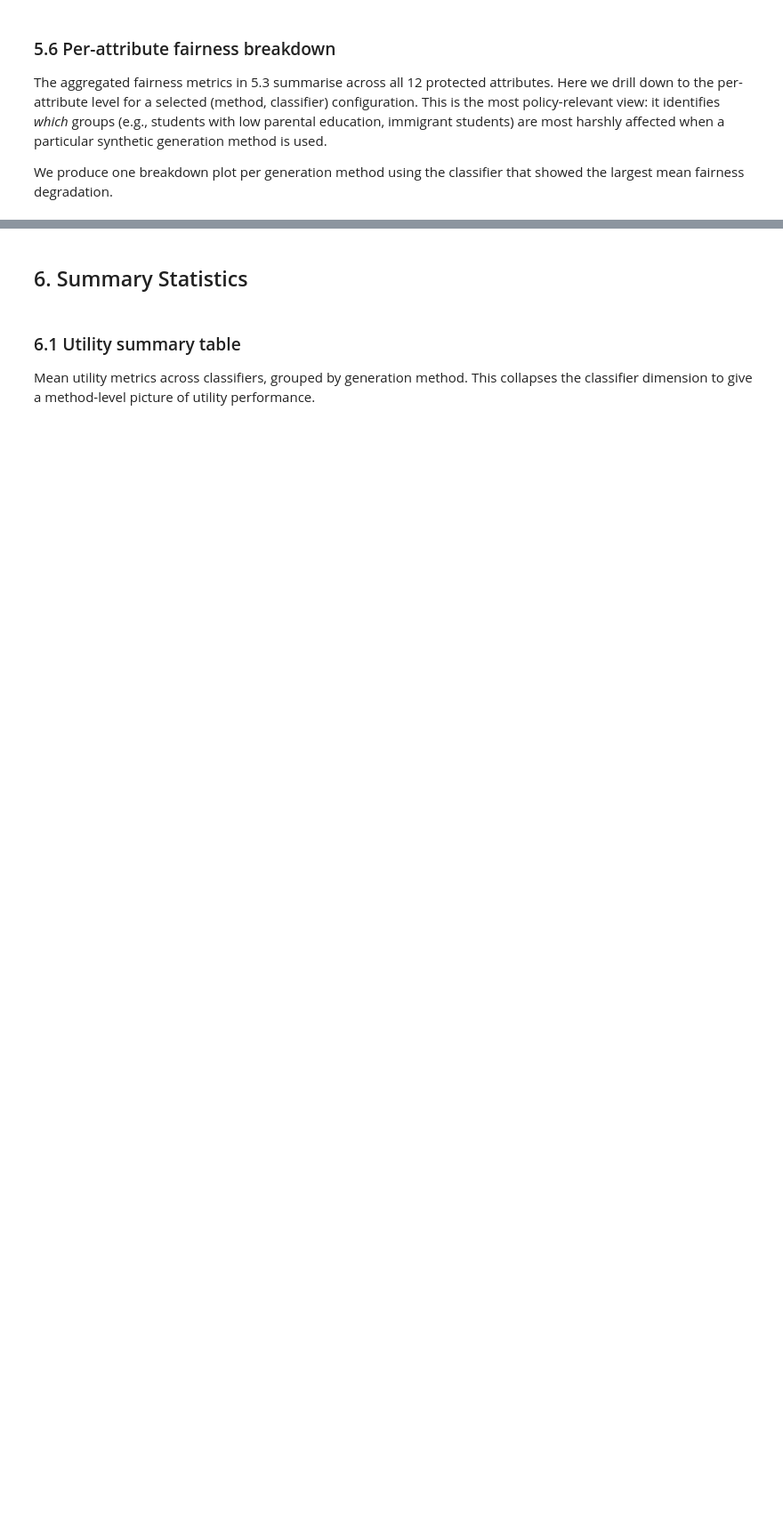
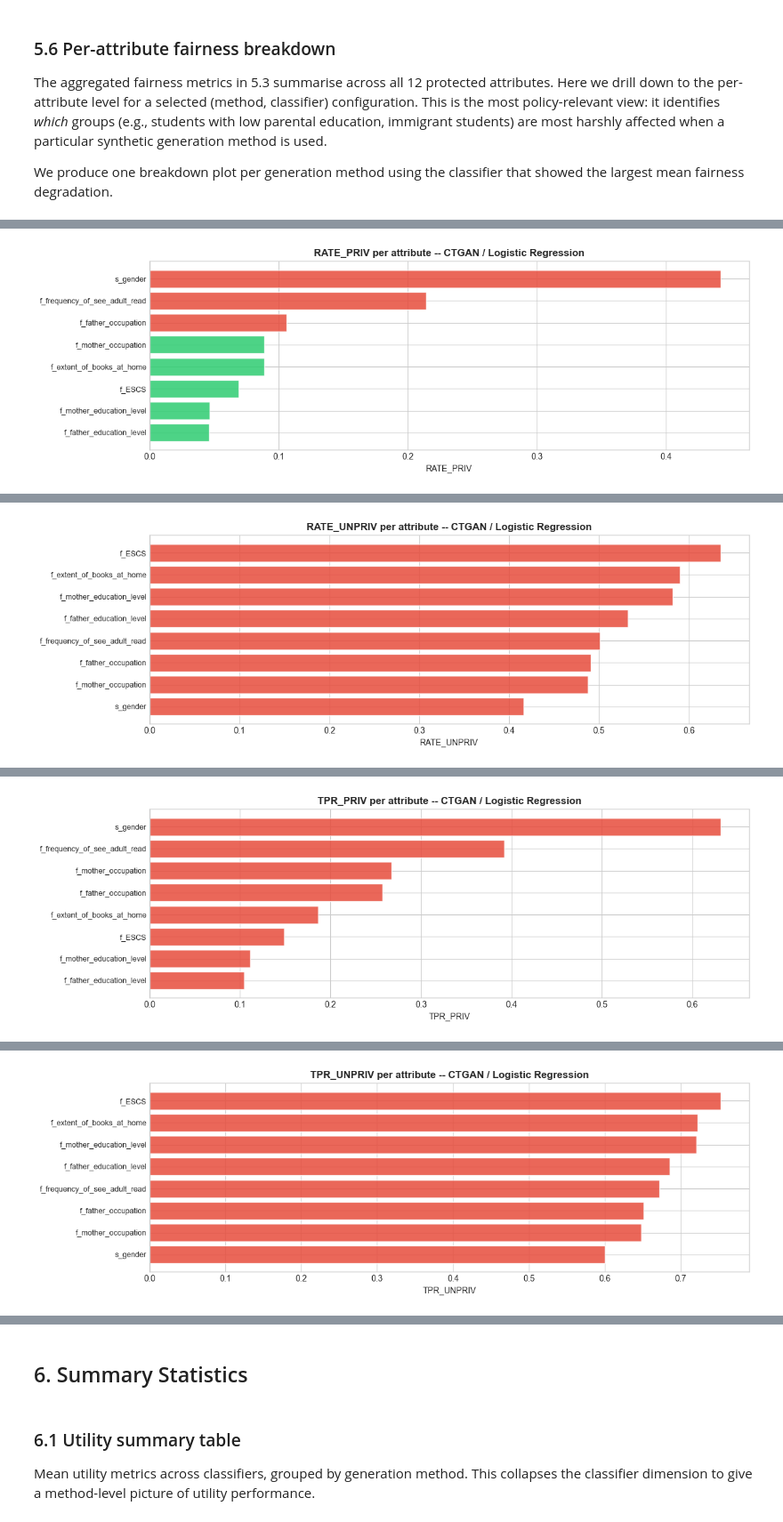
Before and after one commit to Aivon99/EthicsProject, a Jupyter notebook: notebook/G4_LowPerf_TSTR_Experiments_No_Enforcing.ipynb, the cells around one changed output, grey strips where cells are left out. Shown at 89% size. Cells and saved outputs as stored; diff of their text form; code cells hidden in the pictures; blank space fills up the shorter version.

```diff
--- a/notebook/G4_LowPerf_TSTR_Experiments_No_Enforcing.ipynb
+++ b/notebook/G4_LowPerf_TSTR_Experiments_No_Enforcing.ipynb
@@ -102,7 +111,7 @@ We load:
 
 The real test set is never used for training or generation; it serves exclusively as the evaluation target throughout all experiments.
 # %%
-from src.data.loader import load_real_data, load_all_synthetic_datasets
+from src.data.loader import load_real_data, load_synthetic_dataset
 
 
 # Load real data (baseline)
@@ -111,8 +120,12 @@ real_train_df, real_test_df = load_real_data(cfg)
 logger.info(f"Real train: {real_train_df.shape}")
 logger.info(f"Real test : {real_test_df.shape}")
 
-# Load synthetic datasets
-synthetic_datasets = load_all_synthetic_datasets(cfg)
+# Load synthetic datasets. Low-perf variant swaps SMOTE for its low-perf-balanced
+# counterpart ("smote_low_perf", produced by G2 5.4b); the other three methods are
+# shared with G4_TSTR_Experiments_No_Enforcing.ipynb since they never condition on
+# the target column (see G2 5.4b markdown for rationale).
+METHODS = ["ctgan", "tvae", "gaussian_copula", "smote_low_perf"]
+synthetic_datasets = {m: load_synthetic_dataset(cfg, m) for m in METHODS}
 
 for method, df in synthetic_datasets.items():
     logger.info(f"Synthetic [{method}]: {df.shape}")
@@ -446,7 +585,7 @@ from src.utils.plotting import plot_per_attribute_fairness
 # For each generation method, pick the classifier with the highest mean DPD
 # (i.e. the worst-case fairness configuration) to highlight in the breakdown.
 
-for method in cfg["generation"]["methods"]:
+for method in METHODS:  # matches the synthetic_datasets keys actually loaded above
     # Find the classifier with the highest mean DPD for this method.
     method_rows = metrics_df[metrics_df["method"] == method]
 
@@ -469,3 +608,4 @@ for method in cfg["generation"]["methods"]:
             filename_suffix = f"_{method}_{worst_clf}"
         )
         plt.show(); plt.close()
+# %% [output]
@@ -471,0 +613 @@ for method in cfg["generation"]["methods"]:
+[figure, added]
@@ -471,0 +615 @@ for method in cfg["generation"]["methods"]:
+[figure, added]
@@ -471,0 +617 @@ for method in cfg["generation"]["methods"]:
+[figure, added]
@@ -471,0 +619 @@ for method in cfg["generation"]["methods"]:
+[figure, added]
```
Also changed, not shown: parts of 19 cells of this notebook, 3 other files.
